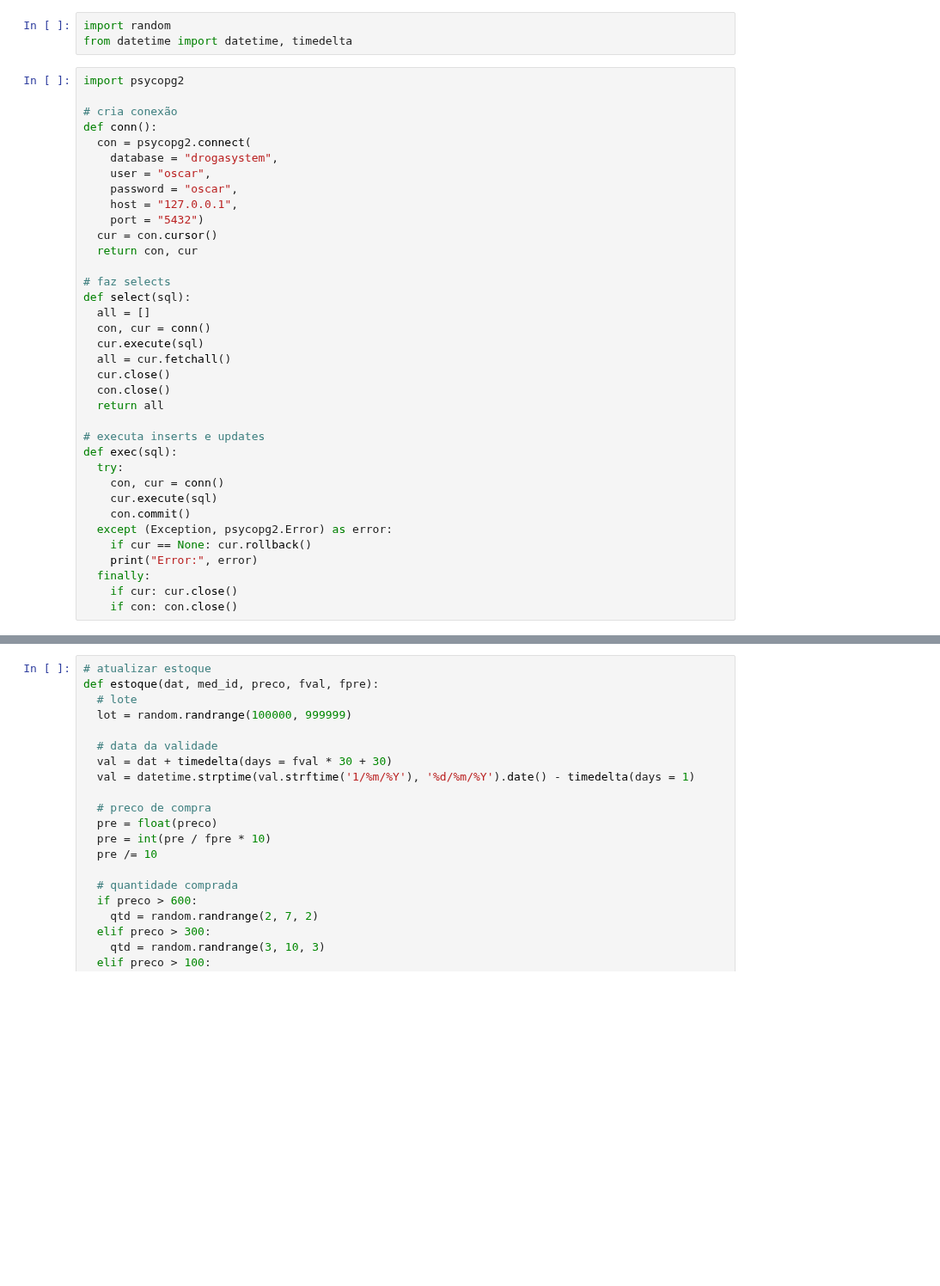
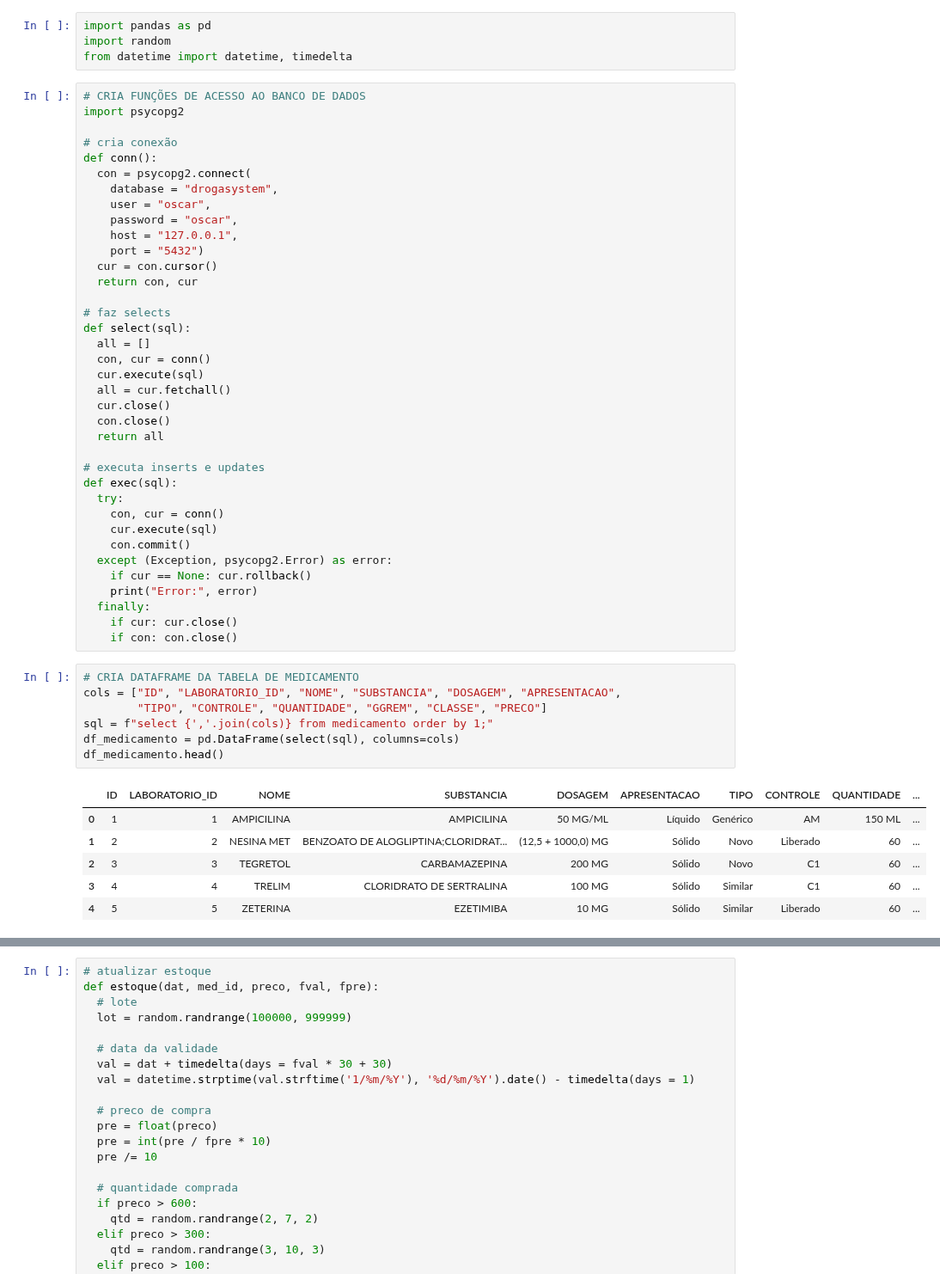
Before and after one commit to tseiiti/drogasystem, a Jupyter notebook: jupyter_pandas/insert_02_estoque_venda.ipynb, the cells around one changed output, grey strips where cells are left out. Shown at 86% size. Cells and saved outputs as stored; diff of their text form; blank space fills up the shorter version.

```diff
--- a/jupyter_pandas/insert_02_estoque_venda.ipynb
+++ b/jupyter_pandas/insert_02_estoque_venda.ipynb
@@ -1,7 +1,9 @@
 # %%
+import pandas as pd
 import random
 from datetime import datetime, timedelta
 # %%
+# CRIA FUNÇÕES DE ACESSO AO BANCO DE DADOS
 import psycopg2
 
 # cria conexão
@@ -37,3 +39,17 @@ def exec(sql):
   finally:
     if cur: cur.close()
     if con: con.close()
+# %%
+# CRIA DATAFRAME DA TABELA DE MEDICAMENTO
+cols = ["ID", "LABORATORIO_ID", "NOME", "SUBSTANCIA", "DOSAGEM", "APRESENTACAO",
+        "TIPO", "CONTROLE", "QUANTIDADE", "GGREM", "CLASSE", "PRECO"]
+sql = f"select {','.join(cols)} from medicamento order by 1;"
+df_medicamento = pd.DataFrame(select(sql), columns=cols)
+df_medicamento.head()
+# %% [output]
+|  | ID | LABORATORIO_ID | NOME | SUBSTANCIA | DOSAGEM | APRESENTACAO | TIPO | CONTROLE | QUANTIDADE | ... |
+| 0 | 1 | 1 | AMPICILINA | AMPICILINA | 50 MG/ML | Líquido | Genérico | AM | 150 ML | ... |
+| 1 | 2 | 2 | NESINA MET | BENZOATO DE ALOGLIPTINA;CLORIDRAT... | (12,5 + 1000,0) MG | Sólido | Novo | Liberado | 60 | ... |
+| 2 | 3 | 3 | TEGRETOL | CARBAMAZEPINA | 200 MG | Sólido | Novo | C1 | 60 | ... |
+| 3 | 4 | 4 | TRELIM | CLORIDRATO DE SERTRALINA | 100 MG | Sólido | Similar | C1 | 60 | ... |
+| 4 | 5 | 5 | ZETERINA | EZETIMIBA | 10 MG | Sólido | Similar | Liberado | 60 | ... |
```
Also changed, not shown: parts of 12 cells of this notebook, 9 other files.
